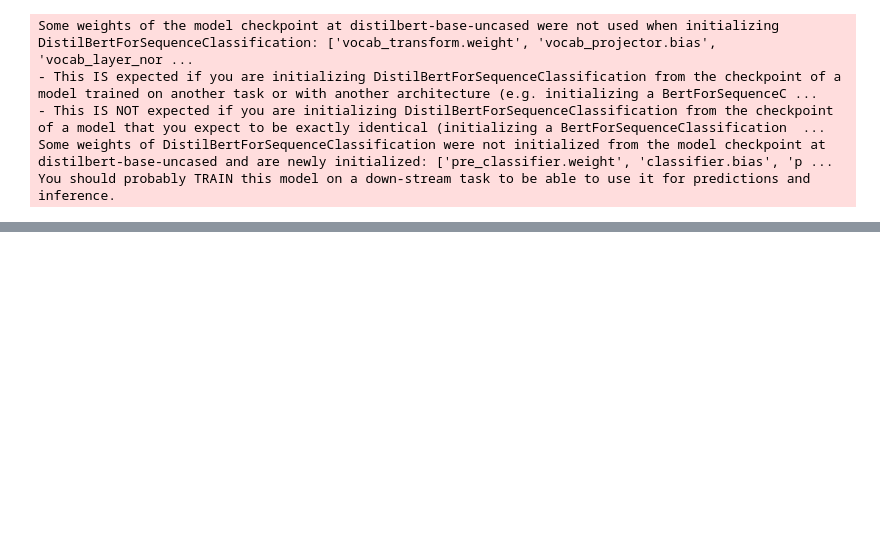
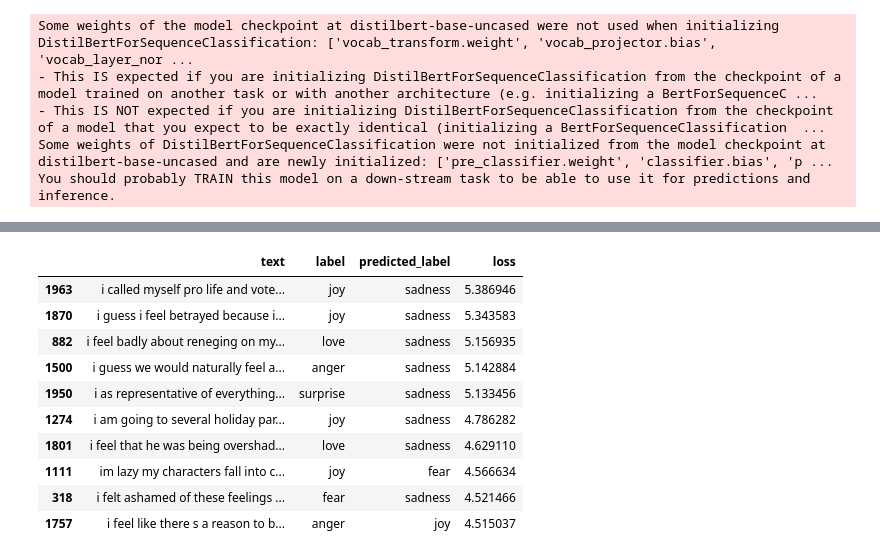
Before and after one commit to justin-kim3000/NLP, a Jupyter notebook: huggingface/text_token.ipynb, the cells around one changed output, grey strips where cells are left out. Saved outputs shown, nothing was run; the diff lists cells and outputs as text; code cells hidden in the pictures; blank space fills up the shorter version.

```diff
--- a/huggingface/text_token.ipynb
+++ b/huggingface/text_token.ipynb
@@ -486,0 +517,47 @@ plot_confusion_matrix(y_preds, y_valid, labels)
+# %%
+def forward_pass_with_label(batch):
+    # 모든 입력 텐서를 모델과 같은 장치로 이동
+    inputs = {k:v.to(device) for k,v in batch.items()
+             if k in tokenizer.model_input_names}
+
+    with torch.no_grad():
+        output =model(**inputs)
+        pred_label = torch.argmax(output.logits, axis=-1)
+        loss = cross_entropy(output.logits, batch['label'].to(device),
+                            reduction='none')
+        # 다른 데이터셋 열과 호환되도록 출력을 CPU로 옮김
+        return {'loss': loss.cpu().numpy(),
+               'predicted_label': pred_label.cpu().numpy()}
+# %%
+# 데이터셋을 다시 파이토치 텐서로 변환
+emotions_encoded.set_format('torch',
+                           columns=['input_ids', 'attention_mask', 'label'])
+# 손실값 계산
+emotions_encoded['validation'] = emotions_encoded['validation'].map(forward_pass_with_label,
+                                                                    batched=True,
+                                                                   batch_size=16)
+# %%
+def label_int2str(row):
+    return emotions['train'].features['label'].int2str(row)
+# %%
+# 데이터 프레임 생성
+emotions_encoded.set_format('pandas')
+cols = ['text', 'label', 'predicted_label', 'loss']
+df_test = emotions_encoded['validation'][:][cols]
+df_test['label'] = df_test['label'].apply(label_int2str)
+df_test['predicted_label'] = (df_test['predicted_label'].apply(label_int2str))
+# %%
+# 내림차순 정렬
+df_test.sort_values('loss', ascending=False).head(10)
+# %% [output]
+|  | text | label | predicted_label | loss |
+| 1963 | i called myself pro life and vote... | joy | sadness | 5.386946 |
+| 1870 | i guess i feel betrayed because i... | joy | sadness | 5.343583 |
+| 882 | i feel badly about reneging on my... | love | sadness | 5.156935 |
+| 1500 | i guess we would naturally feel a... | anger | sadness | 5.142884 |
+| 1950 | i as representative of everything... | surprise | sadness | 5.133456 |
+| 1274 | i am going to several holiday par... | joy | sadness | 4.786282 |
+| 1801 | i feel that he was being overshad... | love | sadness | 4.629110 |
+| 1111 | im lazy my characters fall into c... | joy | fear | 4.566634 |
+| 318 | i felt ashamed of these feelings ... | fear | sadness | 4.521466 |
+| 1757 | i feel like there s a reason to b... | anger | joy | 4.515037 |
```
Also changed, not shown: parts of 30 cells of this notebook.
